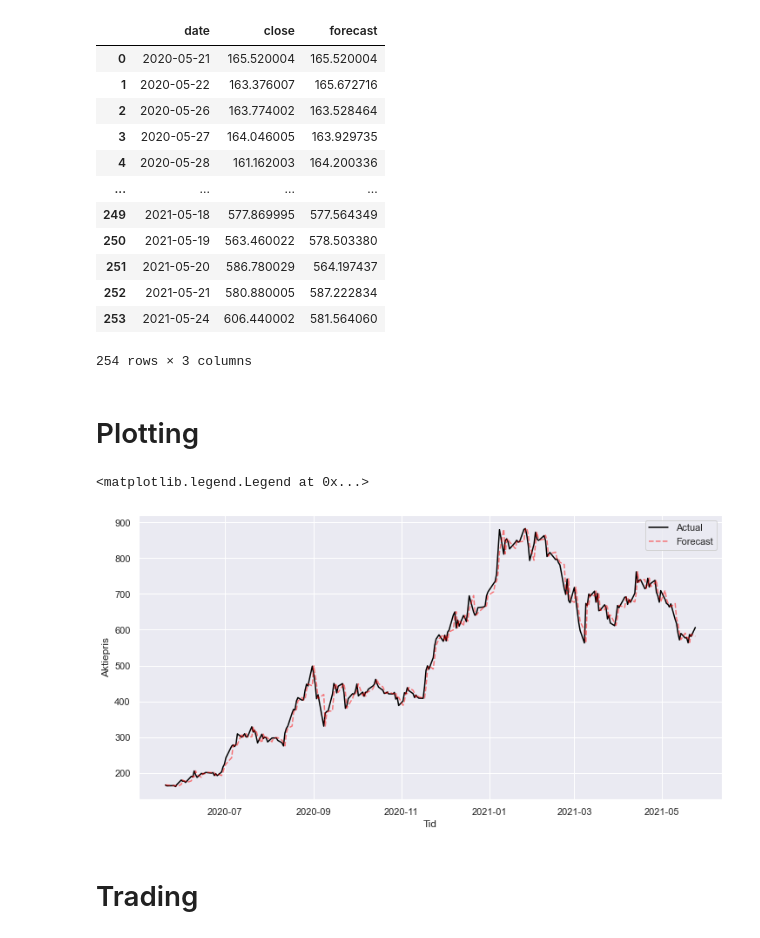
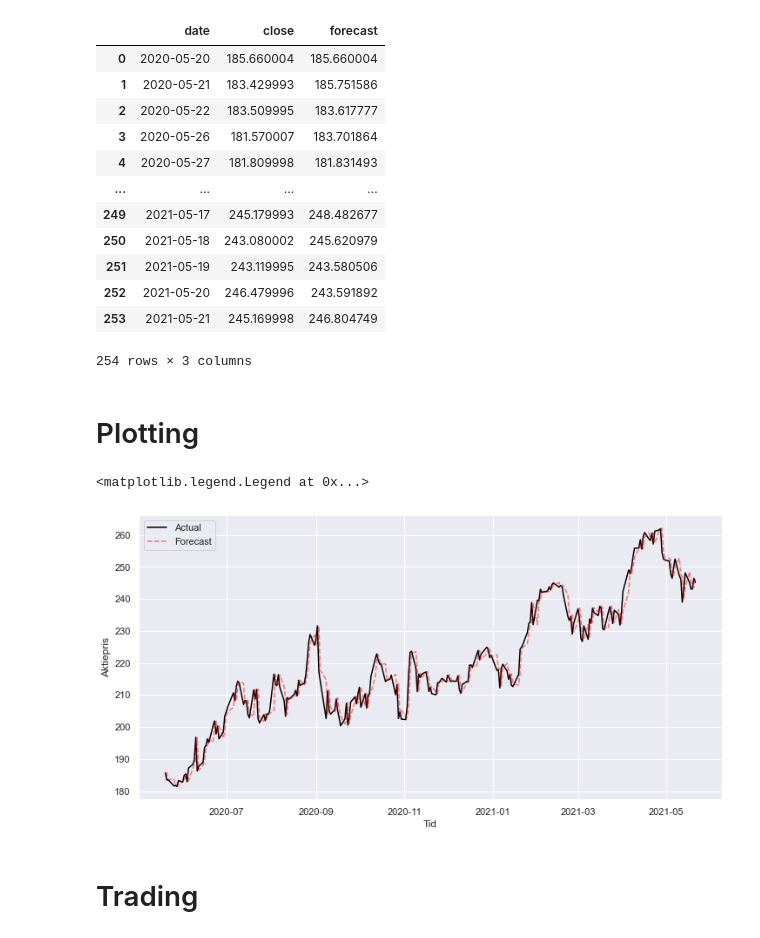
Before and after one commit to ulrikson/trading, a Jupyter notebook: simulate.ipynb, the cells around one changed output. Cells and saved outputs as stored; diff of their text form; code cells hidden in the pictures.

```diff
--- a/simulate.ipynb
+++ b/simulate.ipynb
@@ -7,23 +7,25 @@ import math
 import seaborn as sns
 sns.set()
 # %%
-stock = 'TSLA'
-df = pd.read_csv(f'data/{stock.lower()}_cross_val.csv')
+stock = 'MSFT'
+method = 'ag'
+
+df = pd.read_csv(f'data/{stock.lower()}_{method}.csv')
 df.date = pd.to_datetime(df.date)
 df
 # %% [output]
 |  | date | close | forecast |
-| 0 | 2020-05-21 | 165.520004 | 165.520004 |
-| 1 | 2020-05-22 | 163.376007 | 165.672716 |
-| 2 | 2020-05-26 | 163.774002 | 163.528464 |
-| 3 | 2020-05-27 | 164.046005 | 163.929735 |
-| 4 | 2020-05-28 | 161.162003 | 164.200336 |
+| 0 | 2020-05-20 | 185.660004 | 185.660004 |
+| 1 | 2020-05-21 | 183.429993 | 185.751586 |
+| 2 | 2020-05-22 | 183.509995 | 183.617777 |
+| 3 | 2020-05-26 | 181.570007 | 183.701864 |
+| 4 | 2020-05-27 | 181.809998 | 181.831493 |
 | ... | ... | ... | ... |
-| 249 | 2021-05-18 | 577.869995 | 577.564349 |
-| 250 | 2021-05-19 | 563.460022 | 578.503380 |
-| 251 | 2021-05-20 | 586.780029 | 564.197437 |
-| 252 | 2021-05-21 | 580.880005 | 587.222834 |
-| 253 | 2021-05-24 | 606.440002 | 581.564060 |
+| 249 | 2021-05-17 | 245.179993 | 248.482677 |
+| 250 | 2021-05-18 | 243.080002 | 245.620979 |
+| 251 | 2021-05-19 | 243.119995 | 243.580506 |
+| 252 | 2021-05-20 | 246.479996 | 243.591892 |
+| 253 | 2021-05-21 | 245.169998 | 246.804749 |
 254 rows × 3 columns
 # %% [markdown]
 # Plotting
@@ -36,7 +38,7 @@ plt.ylabel('Aktiepris')
 plt.legend()
 # %% [output]
 <matplotlib.legend.Legend at 0x...>
-[figure, old version]
+[figure, new version]
 # %% [markdown]
 # Trading
 # %%
```
Also changed, not shown: parts of 3 cells of this notebook, 1 other file.
